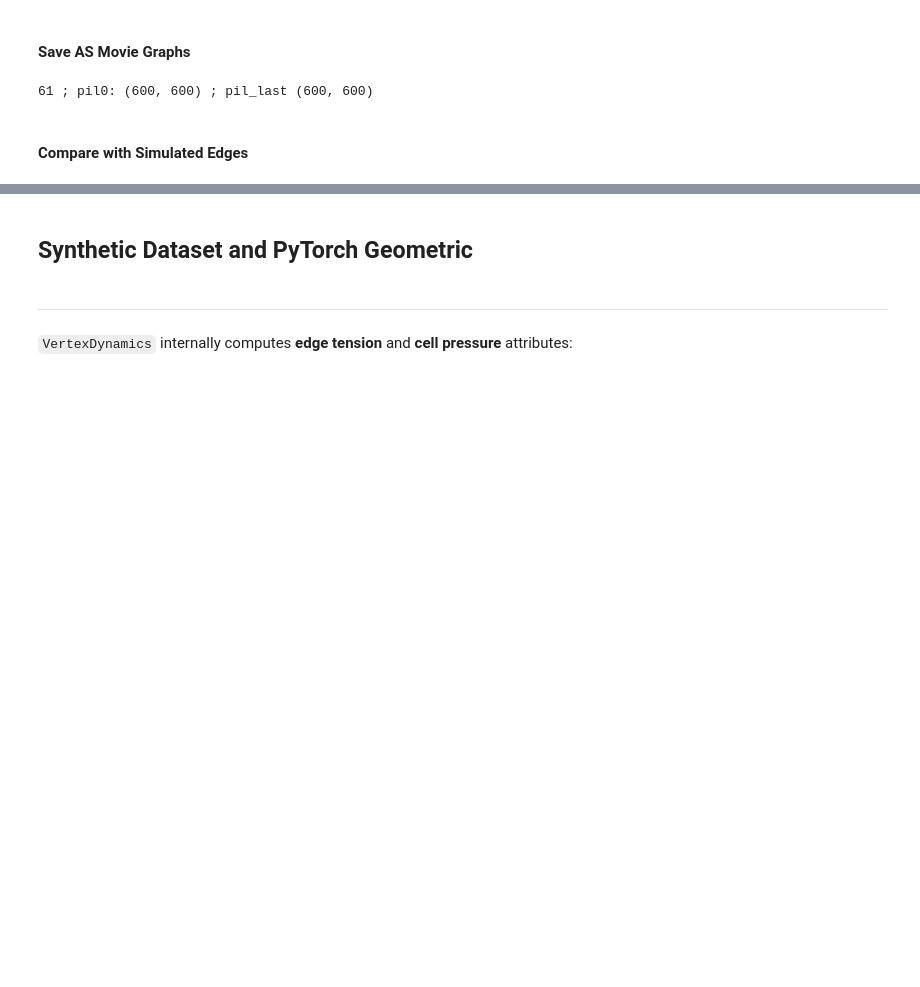
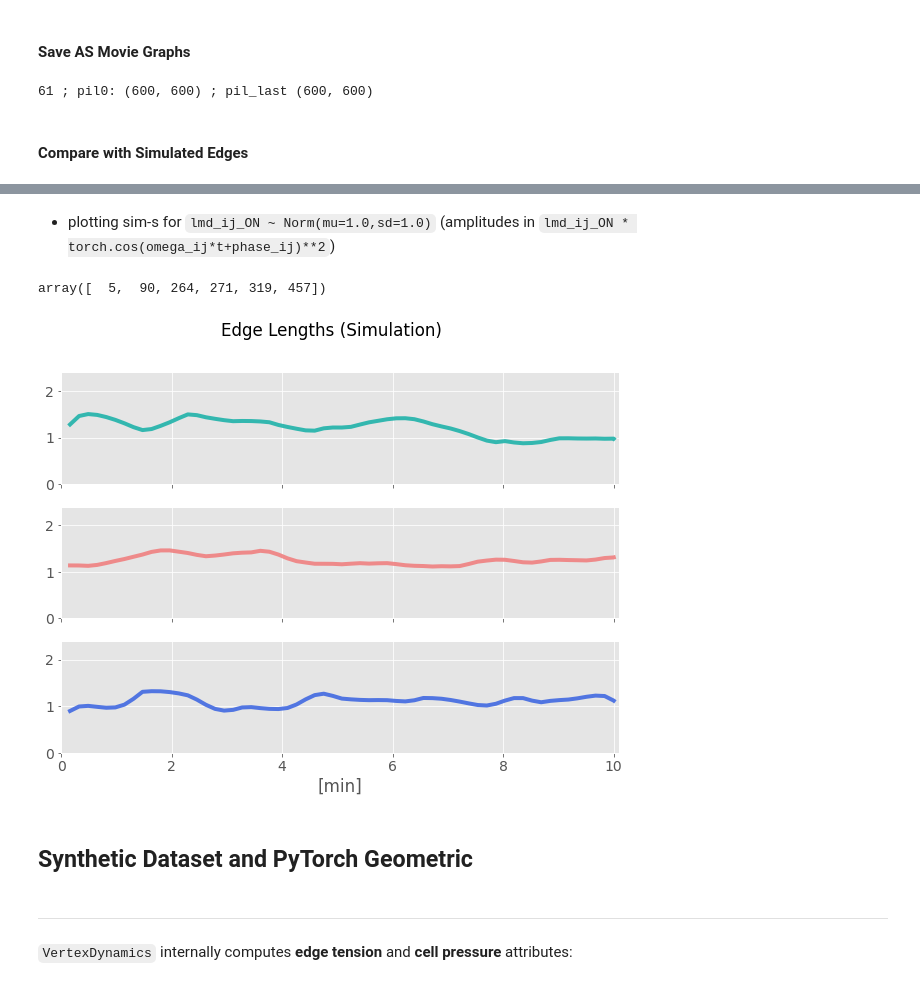
Before and after one commit to mshagirov/simgnn, a Jupyter notebook: nbs/1_prepare_dataset.ipynb, the cells around one changed output, grey strips where cells are left out. Cells and saved outputs as stored; diff of their text form; code cells hidden in the pictures; blank space fills up the shorter version.

```diff
--- a/nbs/1_prepare_dataset.ipynb
+++ b/nbs/1_prepare_dataset.ipynb
@@ -190,3 +239,48 @@ plt.show()
+# %%
+import PIL
+pil_images=[]
+for i in range(0,len(verts_t),2):
+    fig = plt.figure(figsize=[15,15],dpi=40)
+    fig.clf()
+    ax = fig.subplots()
+    ax.axis(False);
+    draw_graph(i)
+    for e_ij_x, c in zip(verts_t[i,m.edges[[65, 115,30]],:], ['lightseagreen', 'lightcoral', 'royalblue']):
+        plt.plot(e_ij_x[:,0],e_ij_x[:,1],'o-',color=c,ms=15,lw=10)
+    canvas = plt.get_current_fig_manager().canvas
+    canvas.draw()
+    pil_images.append(PIL.Image.frombytes('RGB', canvas.get_width_height(), canvas.tostring_rgb()) )
+    plt.close()
+# duration:duration of each frame [s] || loop : loop the video, see options
+pil_images[0].save('./sim_oscill_10x10_labeled_edges.gif', format='GIF',
+               append_images=pil_images[1:], save_all=True, duration=150, loop=0)
+# %% [markdown]
+- plotting sim-s for `lmd_ij_ON ~ Norm(mu=1.0,sd=1.0)` (amplitudes in `lmd_ij_ON * torch.cos(omega_ij*t+phase_ij)**2`)
+# %%
+sim_Data_Dir = './simgnn_data/single_distr_sims/raw/27052021_sim000/'
+sim_eij_lens = load_array(path.join(sim_Data_Dir, 'simul_Length.npy'))
+sim_t = load_array(path.join(sim_Data_Dir, 'simul_t.npy'))
+verts_t = load_array(path.join(sim_Data_Dir, 'simul_vtxpos.npy'))
+sim_Graph = load_graph(path.join(sim_Data_Dir, 'graph_dict.pkl'))
+# %%
+np.argwhere(np.logical_and((sim_eij_lens.max(axis=0)-sim_eij_lens.min(axis=0))>0.3, (sim_eij_lens.max(axis=0)-sim_eij_lens.min(axis=0))<0.5))[:,0]
+# %% [output]
+array([  5,  90, 264, 271, 319, 457])
+# %%
+fig,axs = plt.subplots(nrows=3,ncols=1,sharex=True,sharey=True, figsize=[10,7])
+
+edge_ids = [440, 90,319]
+COLOR_e_ij = ['lightseagreen', 'lightcoral', 'royalblue']
+
+for ax,e_id,c in zip(axs,  edge_ids, COLOR_e_ij):
+    ax.plot(sim_t,sim_eij_lens[:,e_id,0]/sim_eij_lens.mean(),
+            lw=4, alpha=.9, color = c);#normalised lengths over time
+ax.axis([0,10.1,0,2.4])
+ax.set_xlabel('[min]')
+plt.suptitle('Edge Lengths (Simulation)')
+plt.show()
+# %% [output]
+[figure, added]
 # %%
 import networkx as nx
 from vertex_simulation.primitives import Vertex, Monolayer, graph2networkx_with_pos, Monolayer
```
Also changed, not shown: parts of 35 cells of this notebook, 6 other files.
